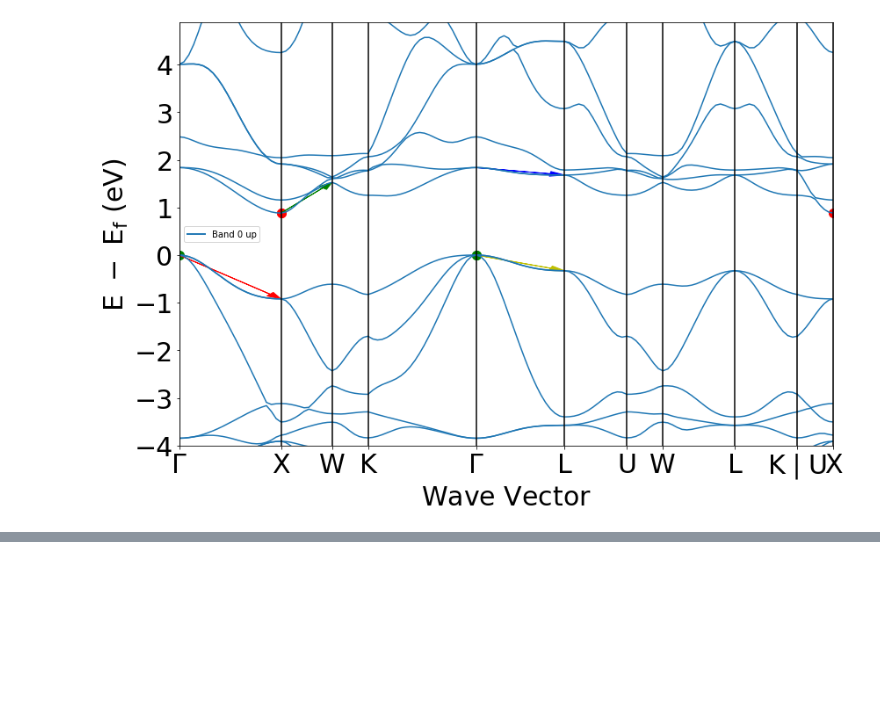
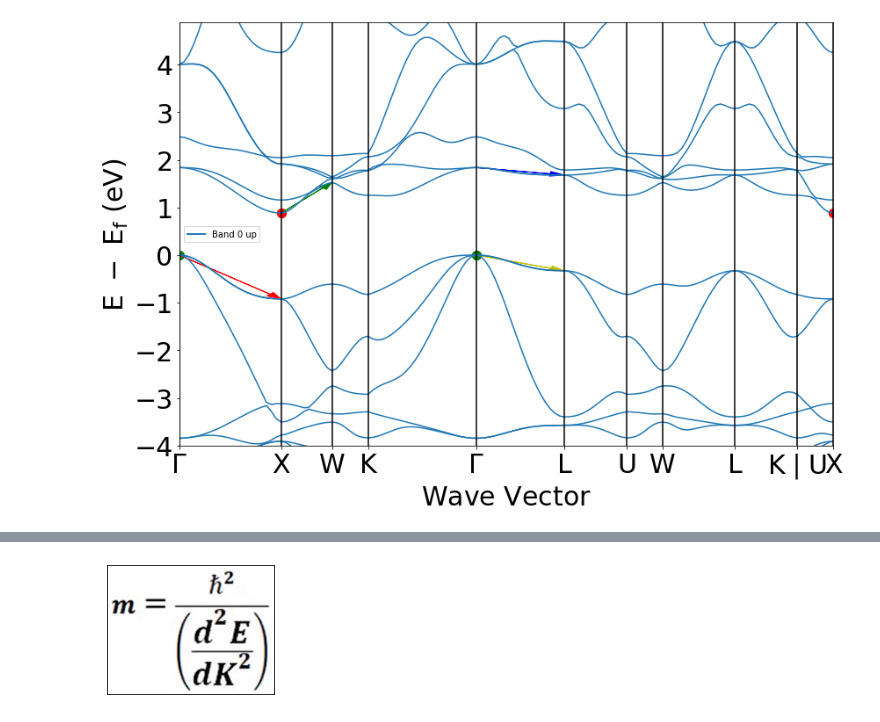
Before and after one commit to thiryad/lmapr1492, a Jupyter notebook: el_bands.ipynb, the cells around one changed output, grey strips where cells are left out. Drawn from its saved outputs; the diff is of its cells as text; code cells hidden in the pictures; blank space fills up the shorter version.

```diff
--- a/el_bands.ipynb
+++ b/el_bands.ipynb
@@ -102,0 +121,12 @@ plt.arrow(newdist[4], (energie.get('1')[4][16])[0], d[4], energv[4], color = 'y'
+# %%
+import matplotlib.image as masse_picture
+import numpy as np
+
+masse_picture=masse_picture.imread('masse effective.png')
+fig, axes = plt.subplots(figsize=(3,3))
+axes.get_xaxis().set_visible(False)
+axes.get_yaxis().set_visible(False)
+axes.imshow(masse_picture)
+plt.show()
+# %% [output]
+[figure, added]
```
Also changed, not shown: parts of 18 cells of this notebook.
